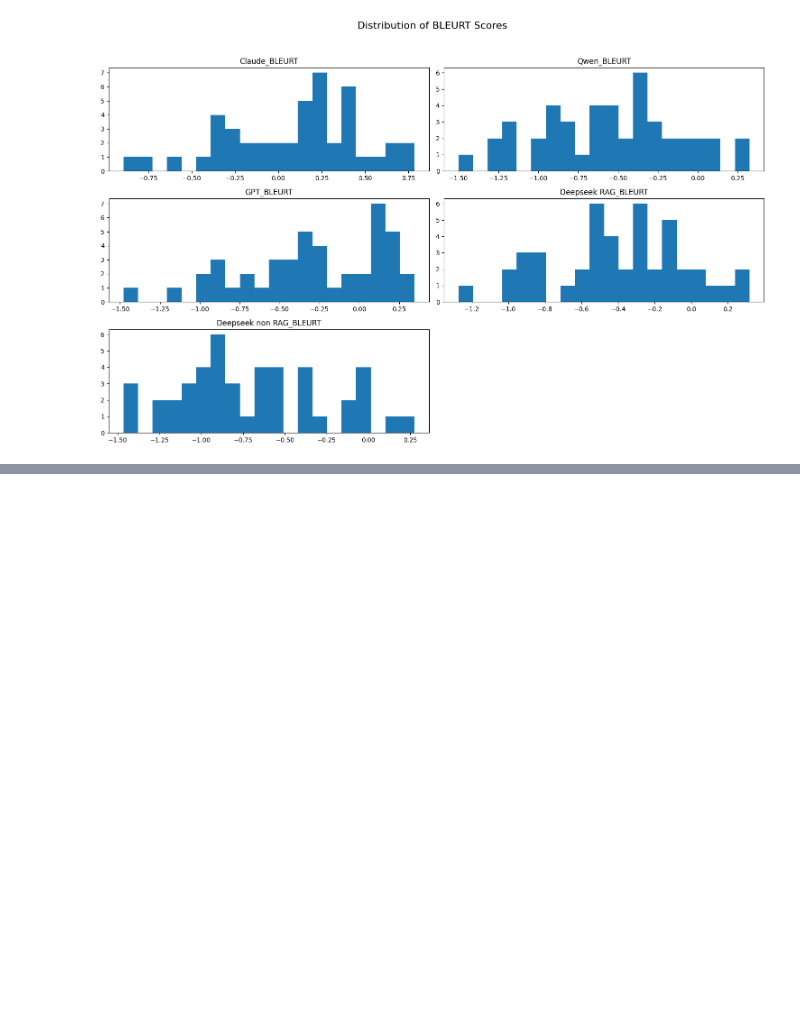
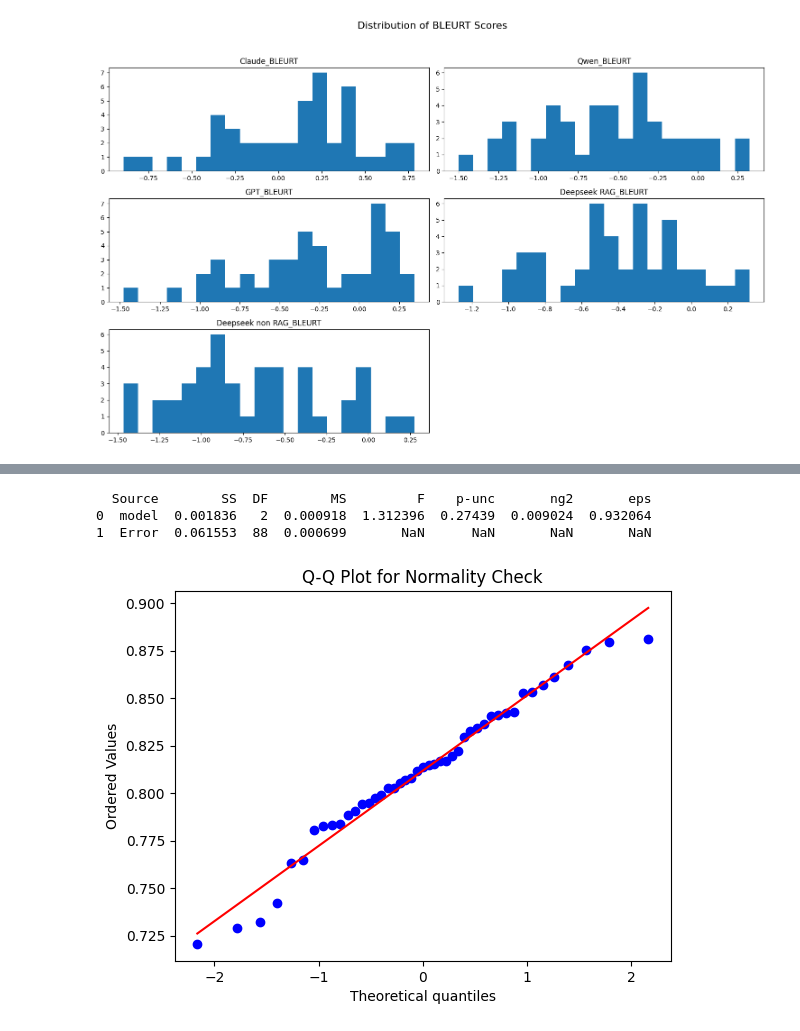
Before and after one commit to Ella-Raputri/LLMDiagnosisPPPK, a Jupyter notebook: new_eval/BERT_BLEURT_eval_normalized.ipynb, the cells around one changed output, grey strips where cells are left out. Drawn from its saved outputs; the diff is of its cells as text; code cells hidden in the pictures; blank space fills up the shorter version.

Commit message:
feat: full metrics data

```diff
--- a/new_eval/BERT_BLEURT_eval_normalized.ipynb
+++ b/new_eval/BERT_BLEURT_eval_normalized.ipynb
@@ -153,0 +197,12 @@ plt.show()
+# %%
+from scipy import stats
+
+def count_p_val(data):
+    stat, p = stats.shapiro(data)
+    print(f"Shapiro-Wilk Statistic = {stat:.4f}")
+    print(f"p-value = {p:.4f}")
+
+data_rag = eval_df['Deepseek RAG_P']
+data_non_rag = eval_df['Deepseek non RAG_P']
+count_p_val(data_rag)
+count_p_val(data_non_rag)
@@ -153,0 +259,26 @@ plt.show()
+# %%
+import pingouin as pg
+anova_df = pd.DataFrame({
+    'GPT': data_gpt,
+    'Deepseek': data_rag,
+    'Qwen': data_qwen
+}).melt(var_name='model', value_name='score')
+
+# Each observation corresponds to same test item
+anova_df['subject'] = np.tile(np.arange(len(data_gpt)), 3)
+
+anova = pg.rm_anova(dv='score', within='model', subject='subject', data=anova_df, detailed=True)
+print(anova)
+# %% [output]
+  Source        SS  DF        MS         F    p-unc       ng2       eps
+0  model  0.001836   2  0.000918  1.312396  0.27439  0.009024  0.932064
+1  Error  0.061553  88  0.000699       NaN      NaN       NaN       NaN
+# %%
+import matplotlib.pyplot as plt
+import scipy.stats as stats
+
+stats.probplot(data_rag, dist="norm", plot=plt)
+plt.title("Q-Q Plot for Normality Check")
+plt.show()
+# %% [output]
+[figure, added]
```
Also changed, not shown: parts of 6 cells of this notebook, 8 other files.
